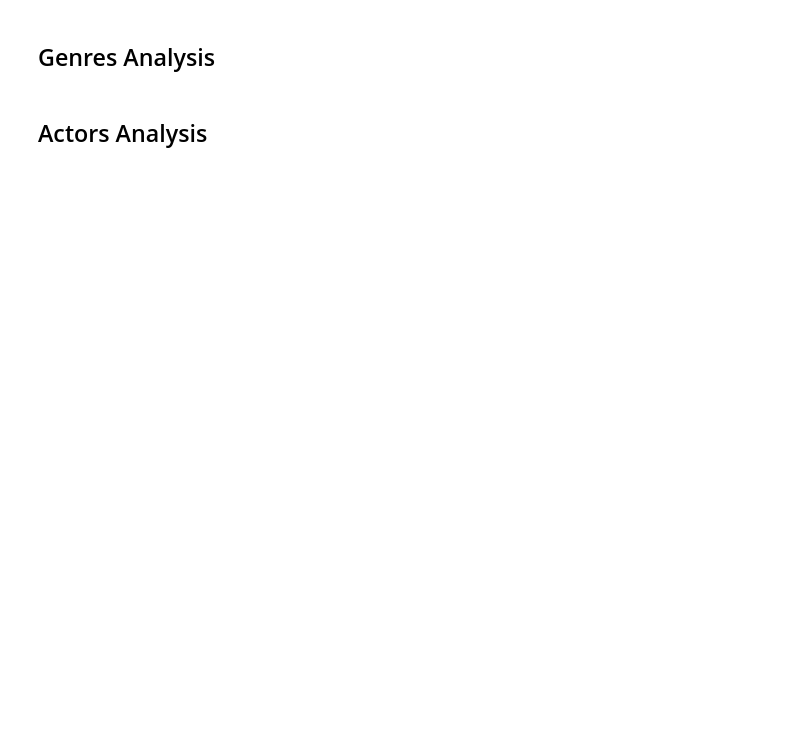
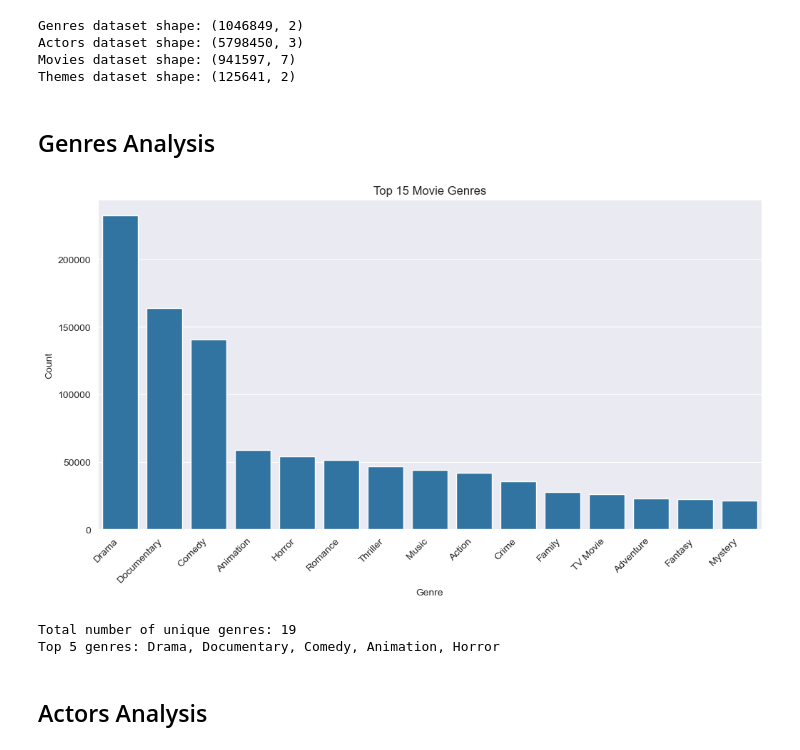
Before and after one commit to Simonstorms/Movie_Recommendation_System_and_Analysis, a Jupyter notebook: main.ipynb, the cells around one changed output. Saved outputs shown, nothing was run; the diff lists cells and outputs as text; code cells hidden in the pictures; blank space fills up the shorter version.

```diff
--- a/main.ipynb
+++ b/main.ipynb
@@ -22,13 +31,6 @@ Let's start by importing the necessary libraries and loading the data.
 import pandas as pd
 import matplotlib.pyplot as plt
 import seaborn as sns
-import numpy as np
-from sklearn.feature_extraction.text import CountVectorizer
-from sklearn.metrics.pairwise import cosine_similarity
-
-# Set plot style
-plt.style.use('seaborn')
-sns.set_palette("deep")
 
 # Load datasets
 genres_df = pd.read_csv('movie_dataset/genres.csv')
@@ -40,22 +42,30 @@ print(f"Genres dataset shape: {genres_df.shape}")
 print(f"Actors dataset shape: {actors_df.shape}")
 print(f"Movies dataset shape: {movies_df.shape}")
 print(f"Themes dataset shape: {themes_df.shape}")
+# %% [output]
+Genres dataset shape: (1046849, 2)
+Actors dataset shape: (5798450, 3)
+Movies dataset shape: (941597, 7)
+Themes dataset shape: (125641, 2)
 # %% [markdown]
 ## Genres Analysis
 # %%
 genre_counts = genres_df["genre"].value_counts()
 
 plt.figure(figsize=(12, 6))
 sns.barplot(x=genre_counts.index[:15], y=genre_counts.values[:15])
 plt.xlabel("Genre")
 plt.ylabel("Count")
 plt.title("Top 15 Movie Genres")
 plt.xticks(rotation=45, ha='right')
-plt.tight_layout()
 plt.show()
 
 print(f"Total number of unique genres: {len(genre_counts)}")
 print(f"Top 5 genres: {', '.join(genre_counts.index[:5])}")
+# %% [output]
+[figure, added]
+Total number of unique genres: 19
+Top 5 genres: Drama, Documentary, Comedy, Animation, Horror
 # %% [markdown]
 ## Actors Analysis
 # %%
```
Also changed, not shown: parts of 5 cells of this notebook.
